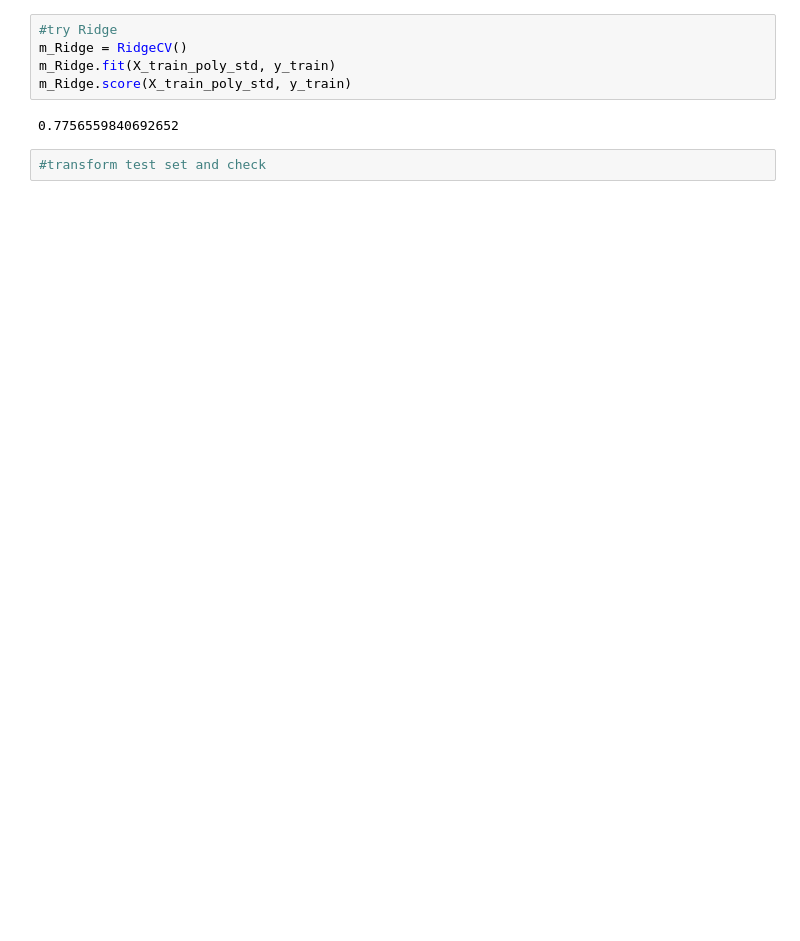
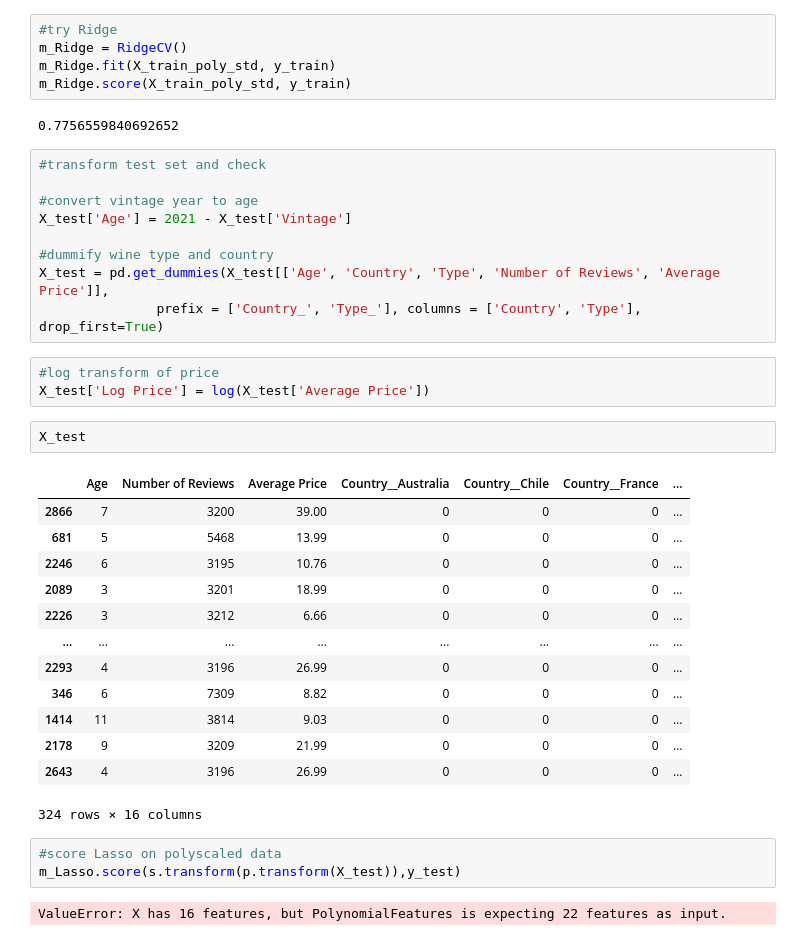
Before and after one commit to mattsegall/metis-project-2, a Jupyter notebook: Cleaning & Analysis Practice.ipynb, the cells around one changed output. Drawn from its saved outputs; the diff is of its cells as text; blank space fills up the shorter version.

```diff
--- a/Cleaning & Analysis Practice.ipynb
+++ b/Cleaning & Analysis Practice.ipynb
@@ -502,5 +539,36 @@ m_Ridge.fit(X_train_poly_std, y_train)
 m_Ridge.score(X_train_poly_std, y_train)
 # %% [output]
 0.7756559840692652
-# %%
-#transform test set and check
+# %%
+#transform test set and check
+
+#convert vintage year to age
+X_test['Age'] = 2021 - X_test['Vintage']
+
+#dummify wine type and country
+X_test = pd.get_dummies(X_test[['Age', 'Country', 'Type', 'Number of Reviews', 'Average Price']],
+               prefix = ['Country_', 'Type_'], columns = ['Country', 'Type'], drop_first=True)
+# %%
+#log transform of price
+X_test['Log Price'] = log(X_test['Average Price'])
+# %%
+X_test
+# %% [output]
+|  | Age | Number of Reviews | Average Price | Country__Australia | Country__Chile | Country__France | ... |
+| 2866 | 7 | 3200 | 39.00 | 0 | 0 | 0 | ... |
+| 681 | 5 | 5468 | 13.99 | 0 | 0 | 0 | ... |
+| 2246 | 6 | 3195 | 10.76 | 0 | 0 | 0 | ... |
+| 2089 | 3 | 3201 | 18.99 | 0 | 0 | 0 | ... |
+| 2226 | 3 | 3212 | 6.66 | 0 | 0 | 0 | ... |
+| ... | ... | ... | ... | ... | ... | ... | ... |
+| 2293 | 4 | 3196 | 26.99 | 0 | 0 | 0 | ... |
+| 346 | 6 | 7309 | 8.82 | 0 | 0 | 0 | ... |
+| 1414 | 11 | 3814 | 9.03 | 0 | 0 | 0 | ... |
+| 2178 | 9 | 3209 | 21.99 | 0 | 0 | 0 | ... |
+| 2643 | 4 | 3196 | 26.99 | 0 | 0 | 0 | ... |
+324 rows × 16 columns
+# %%
+#score Lasso on polyscaled data
+m_Lasso.score(s.transform(p.transform(X_test)),y_test)
+# %% [output]
+ValueError: X has 16 features, but PolynomialFeatures is expecting 22 features as input.
```
Also changed, not shown: parts of 2 cells of this notebook.
